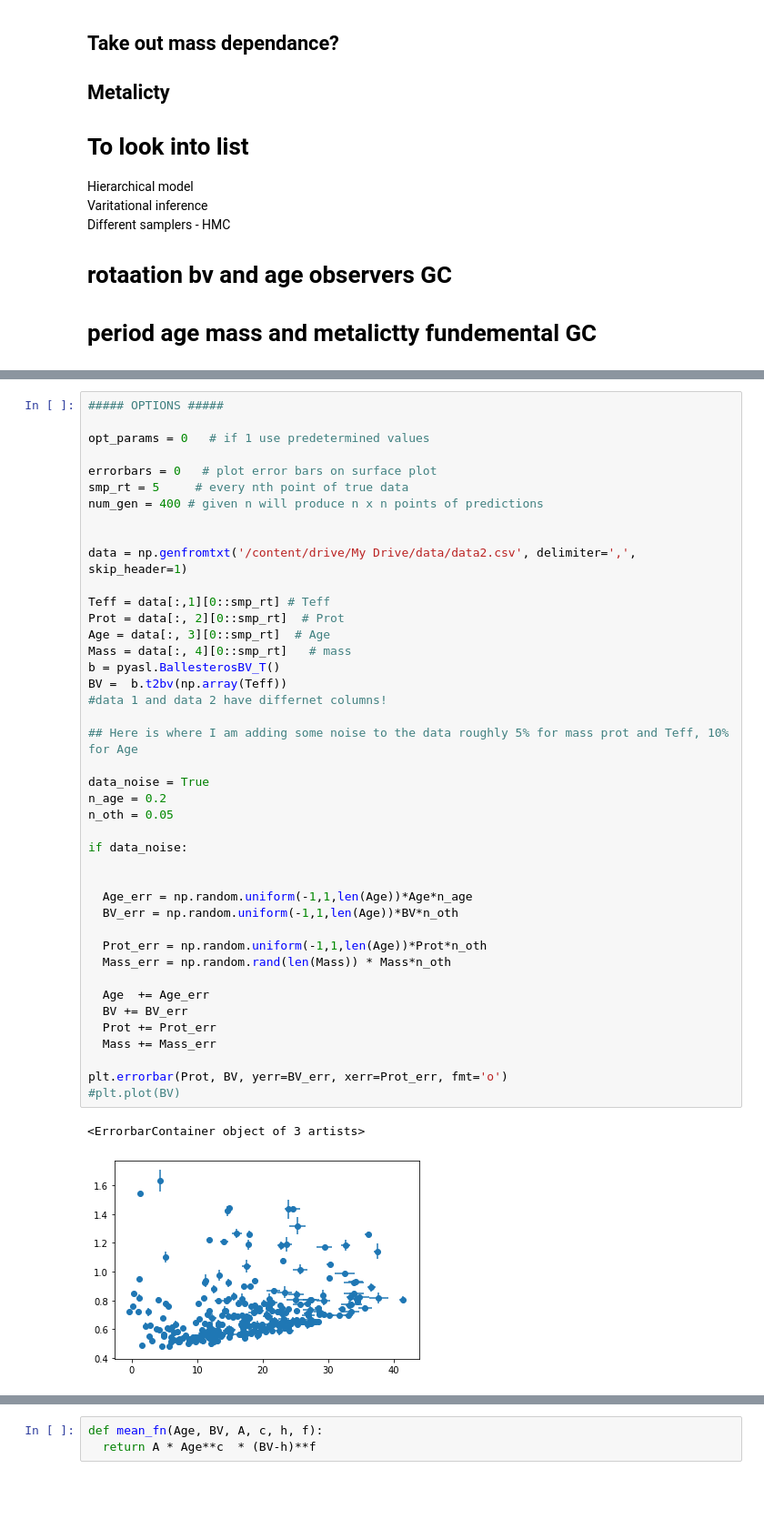
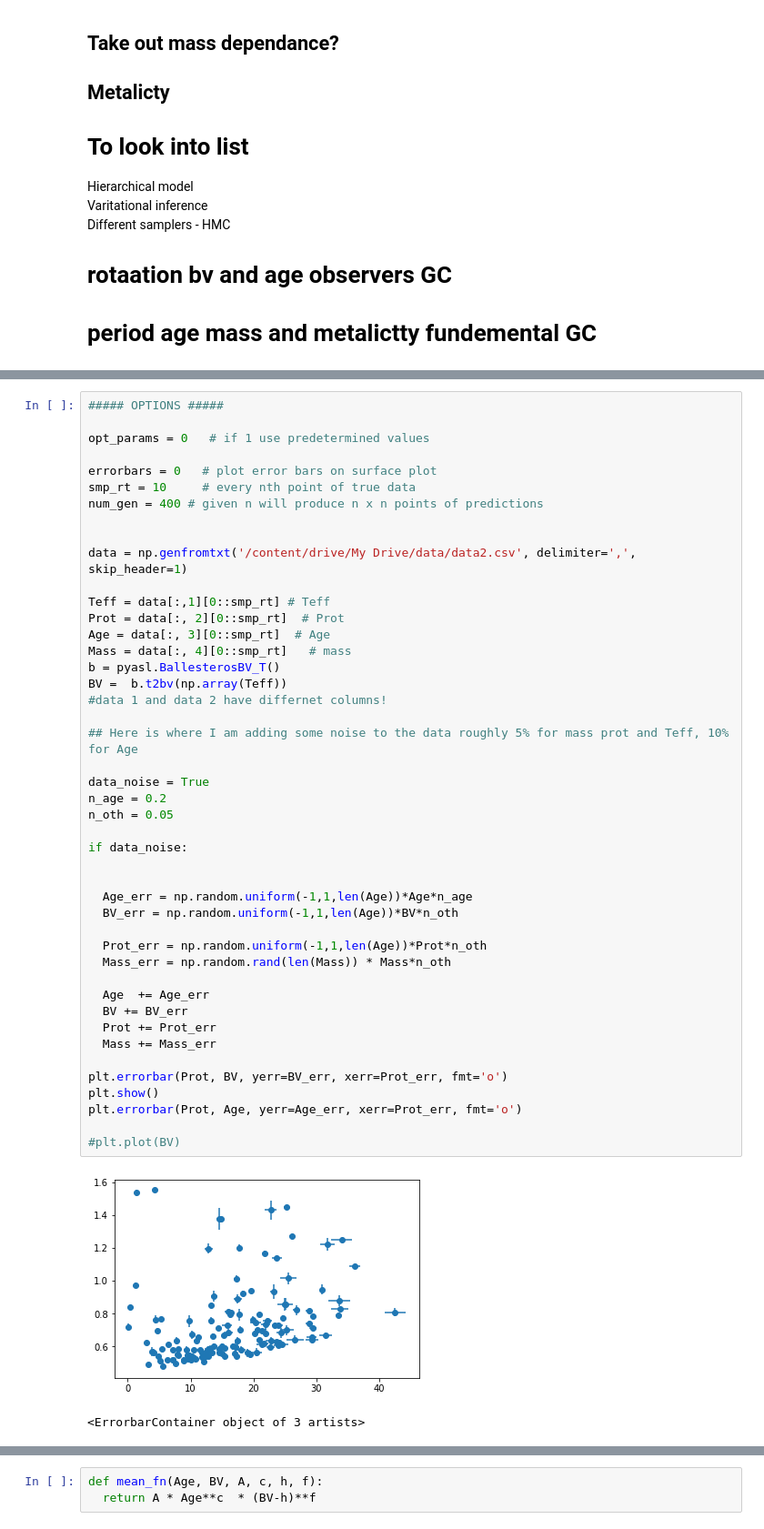
Before and after one commit to ni-phy/year4-project, a Jupyter notebook: Henry/3d_fitting.ipynb, the cells around one changed output, grey strips where cells are left out. Shown at 91% size. Saved outputs shown, nothing was run; the diff lists cells and outputs as text; blank space fills up the shorter version.

```diff
--- a/Henry/3d_fitting.ipynb
+++ b/Henry/3d_fitting.ipynb
@@ -61,7 +63,7 @@ Running on PyMC3 v3.10.0
 opt_params = 0   # if 1 use predetermined values
 
 errorbars = 0   # plot error bars on surface plot
-smp_rt = 5     # every nth point of true data
+smp_rt = 10     # every nth point of true data
 num_gen = 400 # given n will produce n x n points of predictions
 
 
@@ -71,32 +73,35 @@ Teff = data[:,1][0::smp_rt] # Teff
 Prot = data[:, 2][0::smp_rt]  # Prot
 Age = data[:, 3][0::smp_rt]  # Age
 Mass = data[:, 4][0::smp_rt]   # mass
 b = pyasl.BallesterosBV_T()
 BV =  b.t2bv(np.array(Teff))
 #data 1 and data 2 have differnet columns!
 
 ## Here is where I am adding some noise to the data roughly 5% for mass prot and Teff, 10% for Age
 
 data_noise = True
 n_age = 0.2
 n_oth = 0.05
 
 if data_noise:
 
 
   Age_err = np.random.uniform(-1,1,len(Age))*Age*n_age
   BV_err = np.random.uniform(-1,1,len(Age))*BV*n_oth
 
   Prot_err = np.random.uniform(-1,1,len(Age))*Prot*n_oth
   Mass_err = np.random.rand(len(Mass)) * Mass*n_oth
 
   Age  += Age_err
   BV += BV_err
   Prot += Prot_err
   Mass += Mass_err
 
 plt.errorbar(Prot, BV, yerr=BV_err, xerr=Prot_err, fmt='o')
+plt.show()
+plt.errorbar(Prot, Age, yerr=Age_err, xerr=Prot_err, fmt='o')
+
 #plt.plot(BV)
 # %% [output]
+[figure, new version]
 <ErrorbarContainer object of 3 artists>
-[figure, old version]
```
Also changed, not shown: parts of 14 cells of this notebook.
